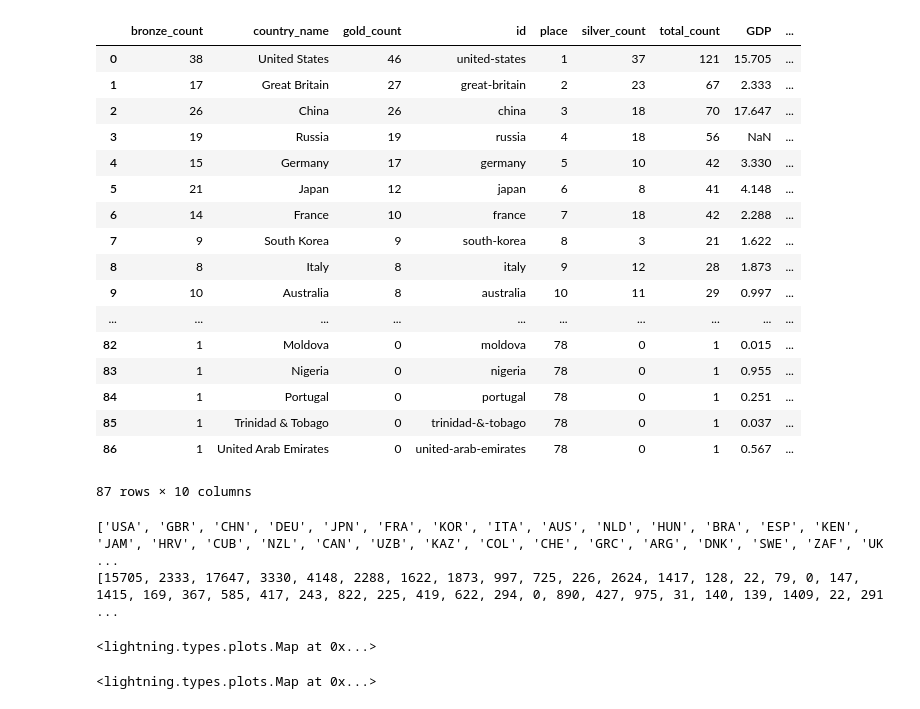
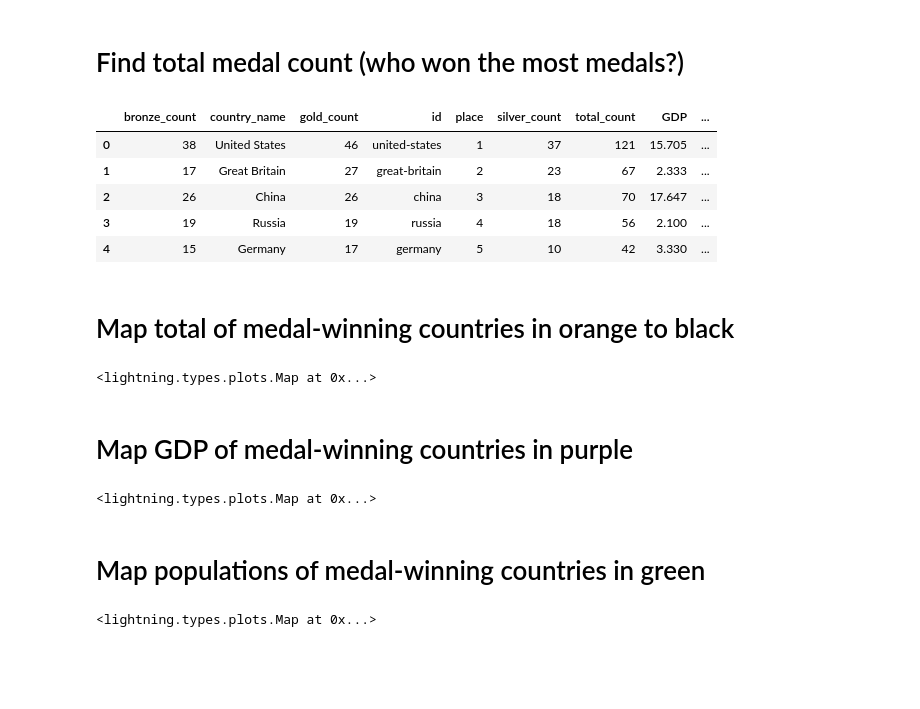
Before and after one commit to davidbradway/medalsnorm, a Jupyter notebook: MedalsNorm.ipynb, the cells around one changed output. Drawn from its saved outputs; the diff is of its cells as text; code cells hidden in the pictures; blank space fills up the shorter version.

```diff
--- a/MedalsNorm.ipynb
+++ b/MedalsNorm.ipynb
@@ -118,45 +88,45 @@ if os.path.isfile(fname):
 # %%
-col = np.empty(len(medalsDF['country_name']),)
-col[:] = np.nan
+# Load data from saved file and merge list to Pandas DataFrame
+fname = 'data.pkl'
+if os.path.isfile(fname):
+    pkl_file = open(fname, 'rb')
+    medalsDF = pickle.load(pkl_file)
+    pkl_file.close()
+
+col = np.empty(len(medalsDF['country_name']),); col[:] = np.nan
 medalsDF.loc[:, 'code'] = pd.Series(col, index=medalsDF.index)
 for name in medalsDF['country_name']:
     if name in codes:
-        medalsDF.loc[(medalsDF.country_name == name),
-                     'code'] = codes[name]
+        medalsDF.loc[(medalsDF.country_name == name),'code'] = codes[name]
 
-medalsDF
+# Manual data entry from Google (Sources include: World Bank)
+medalsDF.loc[(medalsDF.country_name == 'Russia'),'code']= 'RUS'
+medalsDF.loc[(medalsDF.country_name == 'Russia'),'GDP'] = 2.1
+medalsDF.loc[(medalsDF.country_name == 'Russia'),'Population'] = 1.435e8
+medalsDF.loc[(medalsDF.country_name == 'Singapore'),'GDP'] = 0.26
+medalsDF.loc[(medalsDF.country_name == 'Singapore'),'Population'] = 5.4e6
-# %% [output]
-|  | bronze_count | country_name | gold_count | id | place | silver_count | total_count | GDP | ... |
-| 0 | 38 | United States | 46 | united-states | 1 | 37 | 121 | 15.705 | ... |
-| 1 | 17 | Great Britain | 27 | great-britain | 2 | 23 | 67 | 2.333 | ... |
-| 2 | 26 | China | 26 | china | 3 | 18 | 70 | 17.647 | ... |
-| 3 | 19 | Russia | 19 | russia | 4 | 18 | 56 | NaN | ... |
-| 4 | 15 | Germany | 17 | germany | 5 | 10 | 42 | 3.330 | ... |
-| 5 | 21 | Japan | 12 | japan | 6 | 8 | 41 | 4.148 | ... |
-| 6 | 14 | France | 10 | france | 7 | 18 | 42 | 2.288 | ... |
-| 7 | 9 | South Korea | 9 | south-korea | 8 | 3 | 21 | 1.622 | ... |
-| 8 | 8 | Italy | 8 | italy | 9 | 12 | 28 | 1.873 | ... |
-| 9 | 10 | Australia | 8 | australia | 10 | 11 | 29 | 0.997 | ... |
-| ... | ... | ... | ... | ... | ... | ... | ... | ... | ... |
-| 82 | 1 | Moldova | 0 | moldova | 78 | 0 | 1 | 0.015 | ... |
-| 83 | 1 | Nigeria | 0 | nigeria | 78 | 0 | 1 | 0.955 | ... |
-| 84 | 1 | Portugal | 0 | portugal | 78 | 0 | 1 | 0.251 | ... |
-| 85 | 1 | Trinidad & Tobago | 0 | trinidad-&-tobago | 78 | 0 | 1 | 0.037 | ... |
-| 86 | 1 | United Arab Emirates | 0 | united-arab-emirates | 78 | 0 | 1 | 0.567 | ... |
-87 rows × 10 columns
+# %% [markdown]
+# Find total medal count (who won the most medals?)
+# %%
+medalsDF.head()
+# %% [output]
+|  | bronze_count | country_name | gold_count | id | place | silver_count | total_count | GDP | ... |
+| 0 | 38 | United States | 46 | united-states | 1 | 37 | 121 | 15.705 | ... |
+| 1 | 17 | Great Britain | 27 | great-britain | 2 | 23 | 67 | 2.333 | ... |
+| 2 | 26 | China | 26 | china | 3 | 18 | 70 | 17.647 | ... |
+| 3 | 19 | Russia | 19 | russia | 4 | 18 | 56 | 2.100 | ... |
+| 4 | 15 | Germany | 17 | germany | 5 | 10 | 42 | 3.330 | ... |
+# %% [markdown]
+# Map total of medal-winning countries in orange to black
 # %%
+# Countries that exist in our medal-winners dataset
 mycountries = list(medalsDF.loc[medalsDF.loc[:, 'code'].notnull(), 'code'])
-# print(mycountries)
 
-values = medalsDF.loc[medalsDF.loc[:, 'code'].notnull(), 'GDP']
-values = (values*1000)
-values = list(values.fillna(0).astype(int))
-# print(values)
+values = medalsDF.loc[medalsDF.loc[:, 'code'].notnull(), 'total_count']
+values = list(values.fillna(0))
+lgn.map(mycountries, values, colormap='Oranges',width=600, height=300)
 # %% [output]
-['USA', 'GBR', 'CHN', 'DEU', 'JPN', 'FRA', 'KOR', 'ITA', 'AUS', 'NLD', 'HUN', 'BRA', 'ESP', 'KEN', 'JAM', 'HRV', 'CUB', 'NZL', 'CAN', 'UZB', 'KAZ', 'COL', 'CHE', 'GRC', 'ARG', 'DNK', 'SWE', 'ZAF', 'UK ...
-[15705, 2333, 17647, 3330, 4148, 2288, 1622, 1873, 997, 725, 226, 2624, 1417, 128, 22, 79, 0, 147, 1415, 169, 367, 585, 417, 243, 822, 225, 419, 622, 294, 0, 890, 427, 975, 31, 140, 139, 1409, 22, 291 ...
+<lightning.types.plots.Map at 0x...>
-# %%
-lgn.map(mycountries, values, colormap='Purples', width=900)
-# %% [output]
-<lightning.types.plots.Map at 0x...>
+# %% [markdown]
+# Map GDP of medal-winning countries in purple
 # %%
@@ -167,2 +136,10 @@ lgn.map(mycountries, values, colormap='Purples', width=900)
 # %% [output]
 <lightning.types.plots.Map at 0x...>
+# %% [markdown]
+# Map populations of medal-winning countries in green
+# %%
+values = medalsDF.loc[medalsDF.loc[:, 'code'].notnull(), 'Population']
+values = list(values.fillna(0))
+lgn.map(mycountries, values, colormap='Greens', width=600, height=300)
+# %% [output]
+<lightning.types.plots.Map at 0x...>
```
Also changed, not shown: parts of 15 cells of this notebook.
